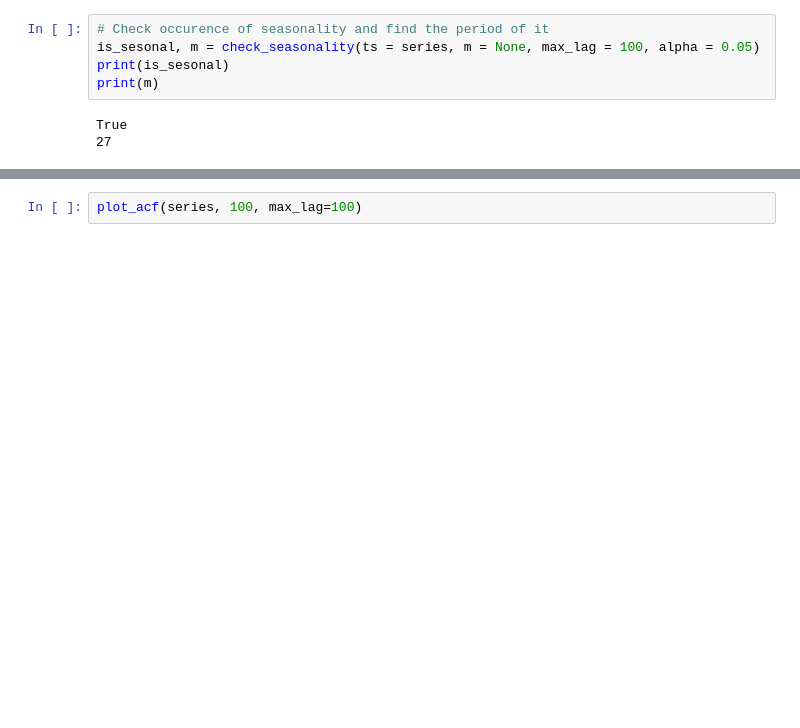
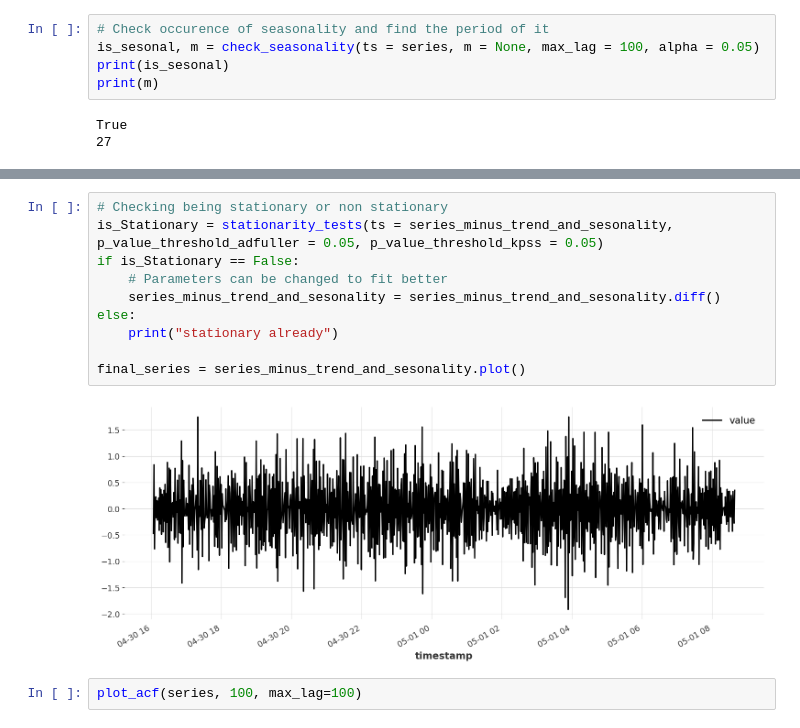
Before and after one commit to m3madadi/datadays, a Jupyter notebook: main.ipynb, the cells around one changed output, grey strips where cells are left out. Cells and saved outputs as stored; diff of their text form; blank space fills up the shorter version.

Commit message:
checking stationary status

```diff
--- a/main.ipynb
+++ b/main.ipynb
@@ -102,6 +104,18 @@ plt.ylabel("value")
 plt.show()
 # %% [output]
 [figure]
+# %%
+# Checking being stationary or non stationary
+is_Stationary = stationarity_tests(ts = series_minus_trend_and_sesonality, p_value_threshold_adfuller = 0.05, p_value_threshold_kpss = 0.05)
+if is_Stationary == False:
+    # Parameters can be changed to fit better
+    series_minus_trend_and_sesonality = series_minus_trend_and_sesonality.diff()
+else:
+    print("stationary already")
+
+final_series = series_minus_trend_and_sesonality.plot()
+# %% [output]
+[figure, added]
 # %%
 plot_acf(series, 100, max_lag=100)
 # %% [output]
```
Also changed, not shown: parts of 5 cells of this notebook.
